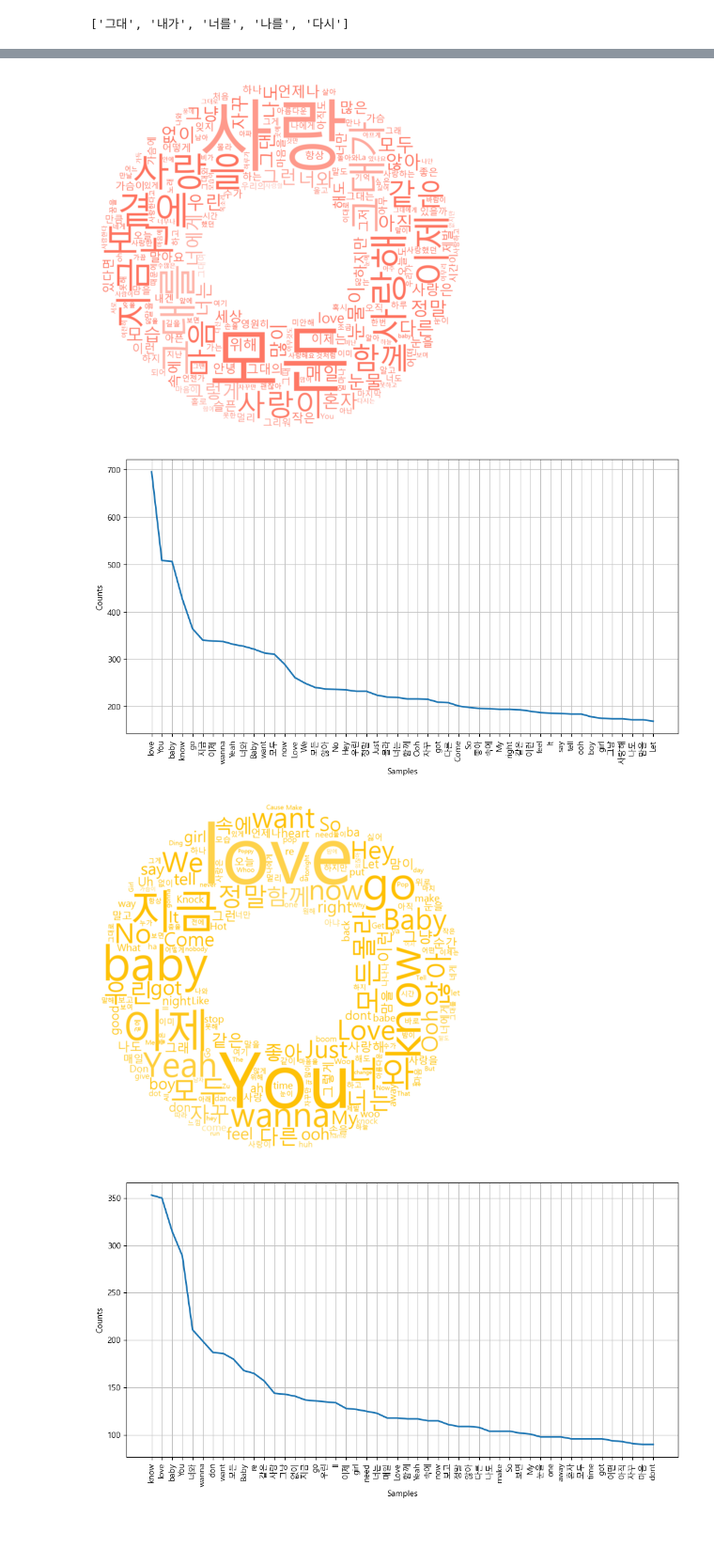
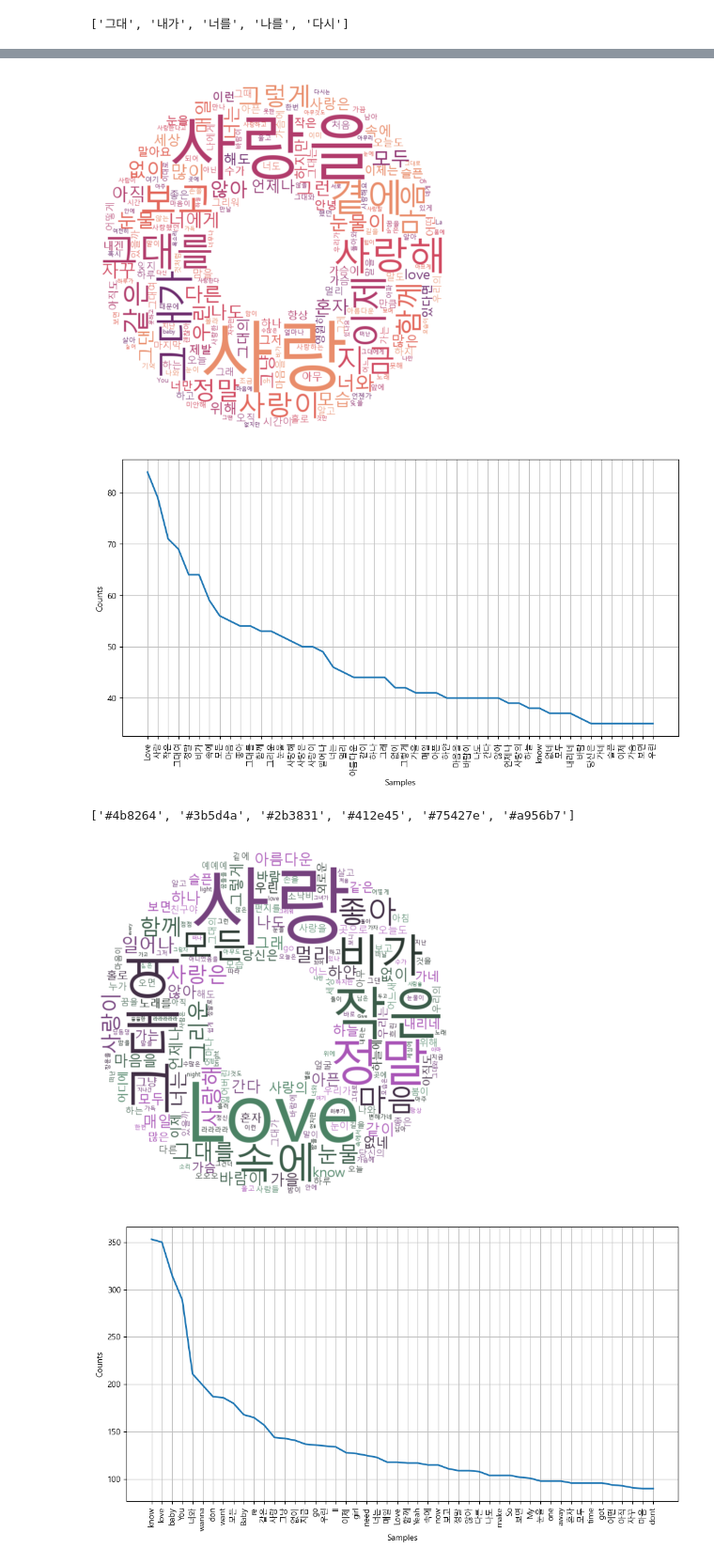
Before and after one commit to yumii2307/Self-Project, a Jupyter notebook: Team-Project/도전했조/wordcloud_genre.ipynb, the cells around one changed output, grey strips where cells are left out. Shown at 94% size. Cells and saved outputs as stored; diff of their text form; code cells hidden in the pictures; blank space fills up the shorter version.

```diff
--- a/Team-Project/도전했조/wordcloud_genre.ipynb
+++ b/Team-Project/도전했조/wordcloud_genre.ipynb
@@ -87,0 +83,8 @@ gift.plot(50);
+# %%
+import random
+def color_func(word, font_size, position, orientation, random_state=2023, **kwargs):
+    colors = ['#e98d6b', '#e3685c', '#d14a61', '#b13c6c', '#8f3371', '#6c2b6d']
+    return random.choice(colors)
+
+import seaborn as sns
+print(sns.color_palette("flare").as_hex())
@@ -88,19 +93,20 @@ gift.plot(50);
 # %%
-mask = np.array(Image.open('static/img/donut/도넛1.jpg'))
+mask = np.array(Image.open('static/img/donut/도넛j.jpg'))
 image_colors = ImageColorGenerator(mask)
 
 wc = WordCloud(
     background_color='white', random_state=2023,
     font_path='c:/Windows/Fonts/malgun.ttf',
-    relative_scaling=0.2, mask=mask, stopwords=sw_wc
+    relative_scaling=0.2, mask=mask,
+    color_func=color_func
 ).generate_from_frequencies(dict(gift.vocab().most_common(300)))
 
-plt.imshow(wc.recolor(color_func=image_colors), interpolation='bilinear')
+plt.imshow(wc, interpolation='bilinear')
 plt.axis('off');
 # %% [output]
-[figure, old version]
+[figure, new version]
 # %%
-dance = df[df.genre == '댄스']
+dance = df[df.genre == '포크/블루스']
 a = ' '.join(dance.lyric.values.tolist()).replace('\n', ' ').split()
 filtered_list = [word for word in a if len(word) > 1]
 stoptext = """
@@ -114,21 +120,32 @@ gift = nltk.Text(b, name='댄스')
 plt.figure(figsize=(12,6))
 gift.plot(50);
 # %% [output]
-[figure, old version]
+[figure, new version]
+# %%
+import random
+def color_func(word, font_size, position, orientation, random_state=2023, **kwargs):
+    colors = ['#4b8264', '#3b5d4a', '#2b3831', '#412e45', '#75427e', '#a956b7']
+    return random.choice(colors)
+
+import seaborn as sns
+print(sns.diverging_palette(145, 300, s=60, center="dark").as_hex())
+# %% [output]
+['#4b8264', '#3b5d4a', '#2b3831', '#412e45', '#75427e', '#a956b7']
 # %%
-mask = np.array(Image.open('static/img/donut/도넛2.jpg'))
+mask = np.array(Image.open('static/img/donut/도넛j.jpg'))
 image_colors = ImageColorGenerator(mask)
 
 wc = WordCloud(
     background_color='white', random_state=2023,
     font_path='c:/Windows/Fonts/malgun.ttf',
-    relative_scaling=0.2, mask=mask, stopwords=sw_wc
+    relative_scaling=0.2, mask=mask,
+    color_func=color_func
 ).generate_from_frequencies(dict(gift.vocab().most_common(300)))
 
-plt.imshow(wc.recolor(color_func=image_colors), interpolation='bilinear')
+plt.imshow(wc, interpolation='bilinear')
 plt.axis('off');
 # %% [output]
-[figure, old version]
+[figure, new version]
 # %%
 RnBSoul = df[df.genre == 'R&B/Soul']
 a = ' '.join(RnBSoul.lyric.values.tolist()).replace('\n', ' ').split()
```
Also changed, not shown: parts of 5 cells of this notebook, 14 other files.
